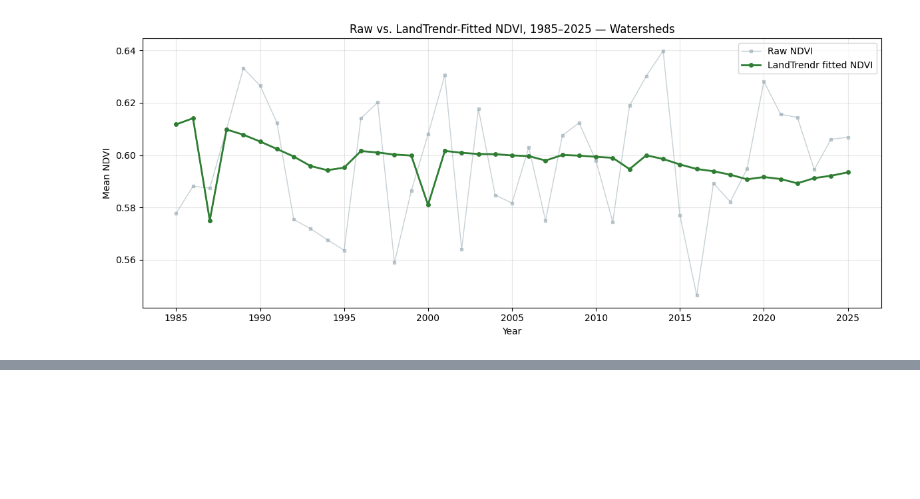
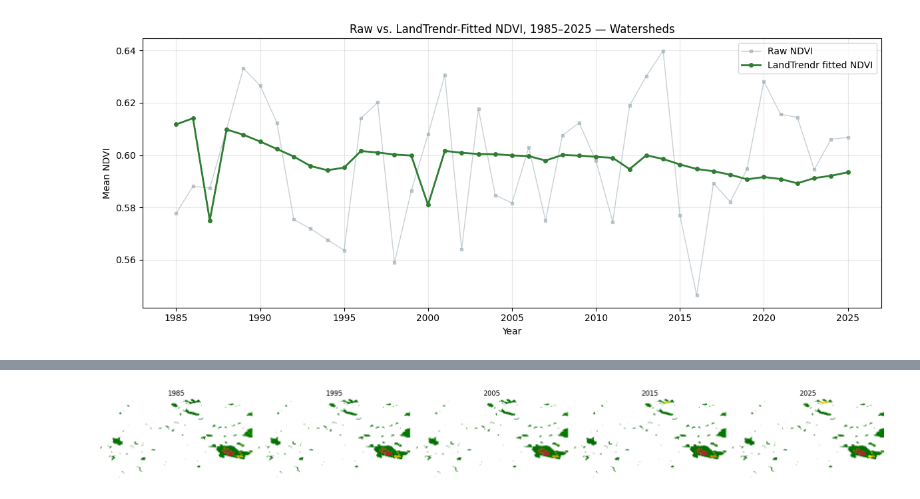
Before and after one commit to Mohammed777777777/Oil-Sand-Monitoring, a Jupyter notebook: TimeSeries_Wetland_OSM.ipynb, the cells around one changed output, grey strips where cells are left out. Drawn from its saved outputs; the diff is of its cells as text; code cells hidden in the pictures; blank space fills up the shorter version.

```diff
--- a/TimeSeries_Wetland_OSM.ipynb
+++ b/TimeSeries_Wetland_OSM.ipynb
@@ -875,0 +945,29 @@ plt.show()
+# %%
+# ============================================
+# Visualize multiple years side by side
+# ============================================
+
+years_to_view = [1985, 1995, 2005, 2015, 2025]
+
+fig, axes = plt.subplots(1, len(years_to_view), figsize=(4 * len(years_to_view), 4))
+
+for ax, year in zip(axes, years_to_view):
+    band_name = f'NDVI_fitted_{year}'
+    thumb_url = fitted_saved_v2.select(band_name).getThumbURL({
+        'min': -0.2,
+        'max': 0.9,
+        'palette': ['brown', 'yellow', 'green', 'darkgreen'],
+        'dimensions': 400,
+        'region': clippedWatershed_geom,
+    })
+    response = requests.get(thumb_url)
+    img = Image.open(BytesIO(response.content))
+    ax.imshow(img)
+    ax.set_title(str(year))
+    ax.axis('off')
+
+plt.tight_layout()
+plt.savefig('ndvi_fitted_multiyear_comparison.png', dpi=150)
+plt.show()
+# %% [output]
+[figure, added]
```
Also changed, not shown: parts of 5 cells of this notebook.
